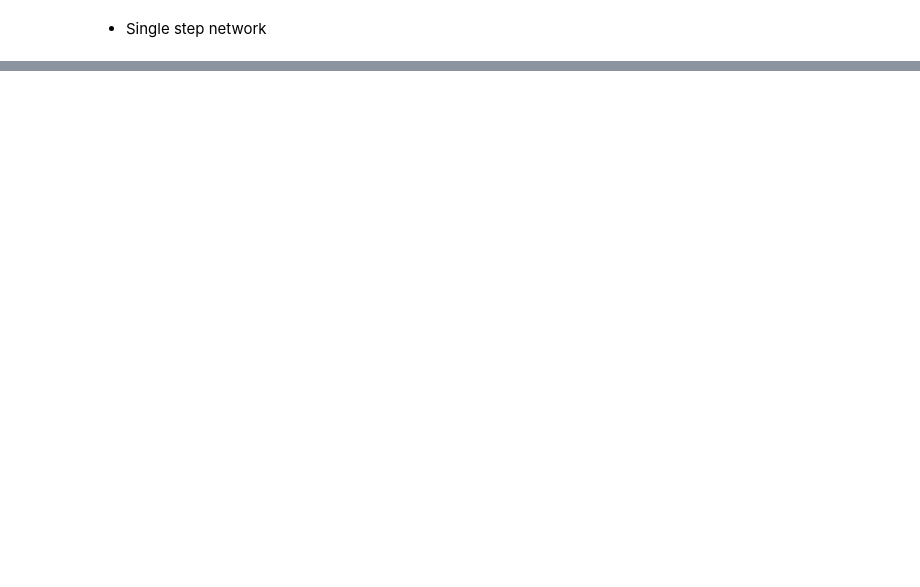
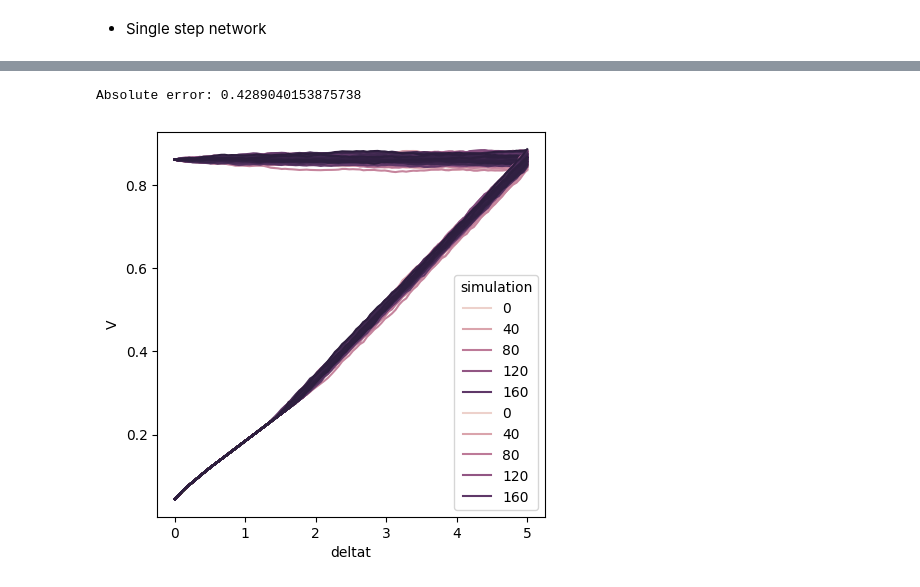
Before and after one commit to borjaf696/LGM_BFSDE, a Jupyter notebook: notebooks/simulation.ipynb, the cells around one changed output, grey strips where cells are left out. Cells and saved outputs as stored; diff of their text form; code cells hidden in the pictures; blank space fills up the shorter version.

```diff
--- a/notebooks/simulation.ipynb
+++ b/notebooks/simulation.ipynb
@@ -1007,0 +1038,5 @@ v_df.loc[
+# %%
+error = np.mean(np.abs(v_df.V_hat_single_step - v_df.V))
+print(f'Absolute error: {error}')
+# %% [output]
+Absolute error: 0.4289040153875738
@@ -1007,0 +1046,19 @@ v_df.loc[
+# %%
+plt.figure(figsize = (5, 5))
+sns.lineplot(
+    x = 'deltat',
+    y = 'V',
+    color = 'red',
+    hue = 'simulation',
+    data = v_df
+)
+sns.lineplot(
+    x = 'deltat',
+    y = 'V_hat_single_step',
+    color = 'blue',
+    hue = 'simulation',
+    data = v_df
+)
+plt.show()
+# %% [output]
+[figure, added]
```
Also changed, not shown: parts of 15 cells of this notebook.
